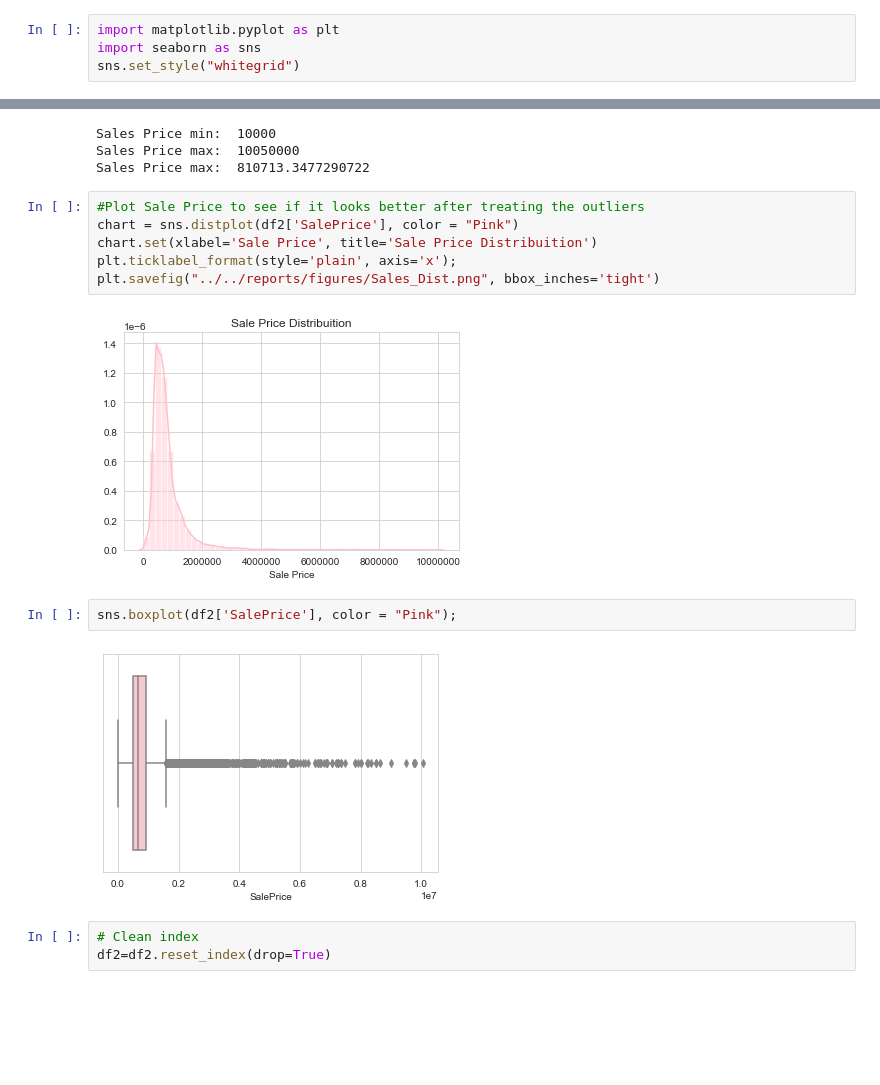
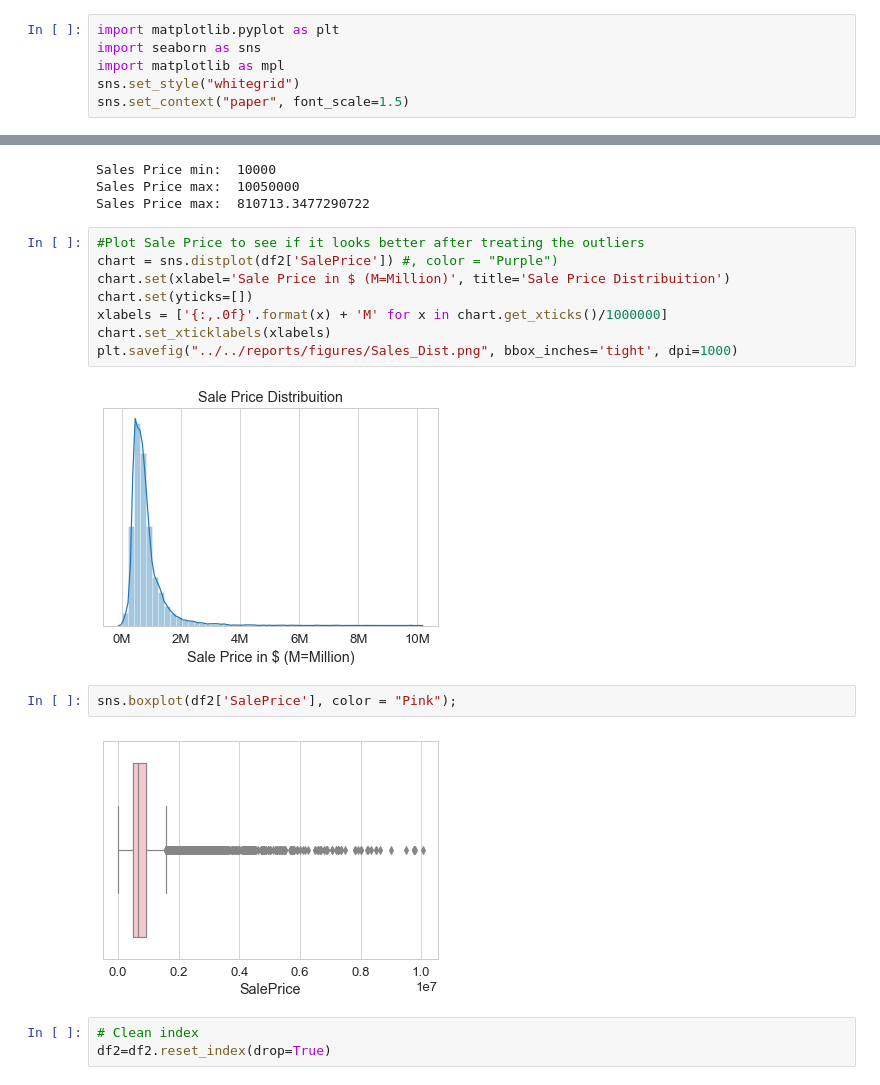
Before and after one commit to angelicacodes/phase_2_project_chicago-sf-seattle-ds-082420, a Jupyter notebook: notebooks/eda/Sindhu_EDA.ipynb, the cells around one changed output, grey strips where cells are left out. Drawn from its saved outputs; the diff is of its cells as text; blank space fills up the shorter version.

Commit message:
Polished Graphical EDA

```diff
--- a/notebooks/eda/Sindhu_EDA.ipynb
+++ b/notebooks/eda/Sindhu_EDA.ipynb
@@ -199,7 +199,9 @@ df['ZipCode'] = [code[0:5] for code in df['ZipCode']]
 # %%
 import matplotlib.pyplot as plt
 import seaborn as sns
+import matplotlib as mpl
 sns.set_style("whitegrid")
+sns.set_context("paper", font_scale=1.5)
 # %% [markdown]
 ### Plot some distributions and box plots and Remove Outliers
 # %%
@@ -225,16 +227,18 @@ Sales Price max:  10050000
 Sales Price max:  810713.3477290722
 # %%
 #Plot Sale Price to see if it looks better after treating the outliers
-chart = sns.distplot(df2['SalePrice'], color = "Pink")
-chart.set(xlabel='Sale Price', title='Sale Price Distribuition')
-plt.ticklabel_format(style='plain', axis='x');
-plt.savefig("../../reports/figures/Sales_Dist.png", bbox_inches='tight')
+chart = sns.distplot(df2['SalePrice']) #, color = "Purple")
+chart.set(xlabel='Sale Price in $ (M=Million)', title='Sale Price Distribuition')
+chart.set(yticks=[])
+xlabels = ['{:,.0f}'.format(x) + 'M' for x in chart.get_xticks()/1000000]
+chart.set_xticklabels(xlabels)
+plt.savefig("../../reports/figures/Sales_Dist.png", bbox_inches='tight', dpi=1000)
 # %% [output]
-[figure, old version]
+[figure, new version]
 # %%
 sns.boxplot(df2['SalePrice'], color = "Pink");
 # %% [output]
-[figure, old version]
+[figure, new version]
 # %%
 # Clean index
 df2=df2.reset_index(drop=True)
```
Also changed, not shown: parts of 15 cells of this notebook, 10 other files.
